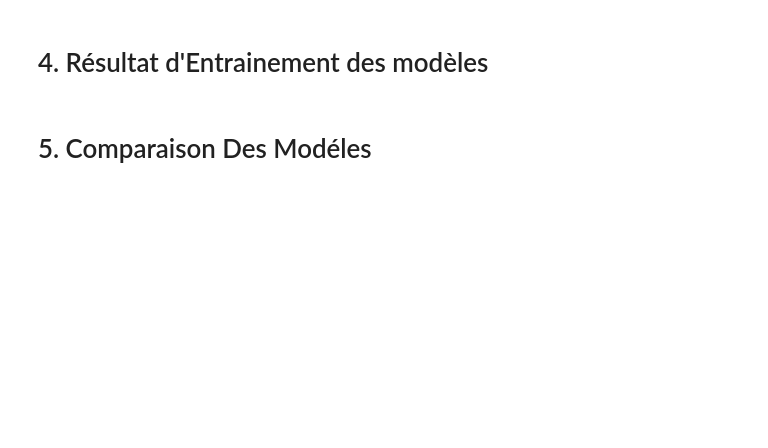
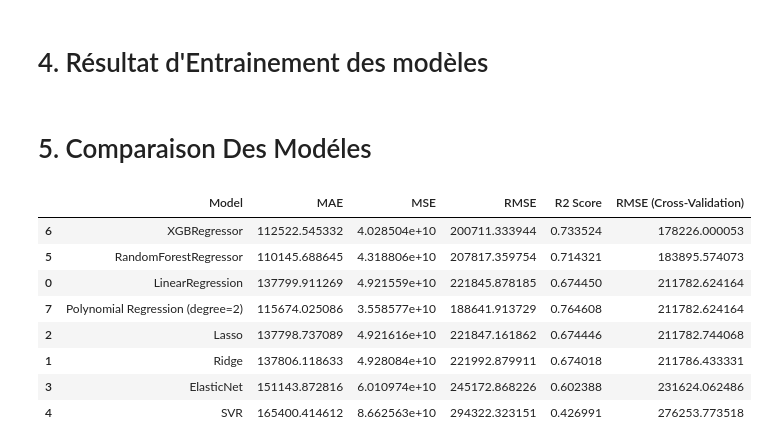
Before and after one commit to mesabo/ML_PROJECT_STAGE, a Jupyter notebook: Untitled.ipynb, the cells around one changed output. Cells and saved outputs as stored; diff of their text form; code cells hidden in the pictures; blank space fills up the shorter version.

```diff
--- a/Untitled.ipynb
+++ b/Untitled.ipynb
@@ -558,3 +818,15 @@ X_train, X_test, y_train, y_test = train_test_split(X, y, test_size=0.2, random_
 <h1 style="font-family: 'Times New Roman'; letter-spacing: 0.08em;">4. Résultat d'Entrainement des modèles</h1>
 # %% [markdown]
 <h1 style="font-family: 'Times New Roman'; letter-spacing: 0.08em;">5. Comparaison Des Modéles</h1>
+# %%
+models.sort_values(by="RMSE (Cross-Validation)")
+# %% [output]
+|  | Model | MAE | MSE | RMSE | R2 Score | RMSE (Cross-Validation) |
+| 6 | XGBRegressor | 112522.545332 | 4.028504e+10 | 200711.333944 | 0.733524 | 178226.000053 |
+| 5 | RandomForestRegressor | 110145.688645 | 4.318806e+10 | 207817.359754 | 0.714321 | 183895.574073 |
+| 0 | LinearRegression | 137799.911269 | 4.921559e+10 | 221845.878185 | 0.674450 | 211782.624164 |
+| 7 | Polynomial Regression (degree=2) | 115674.025086 | 3.558577e+10 | 188641.913729 | 0.764608 | 211782.624164 |
+| 2 | Lasso | 137798.737089 | 4.921616e+10 | 221847.161862 | 0.674446 | 211782.744068 |
+| 1 | Ridge | 137806.118633 | 4.928084e+10 | 221992.879911 | 0.674018 | 211786.433331 |
+| 3 | ElasticNet | 151143.872816 | 6.010974e+10 | 245172.868226 | 0.602388 | 231624.062486 |
+| 4 | SVR | 165400.414612 | 8.662563e+10 | 294322.323151 | 0.426991 | 276253.773518 |
```
Also changed, not shown: parts of 23 cells of this notebook.
